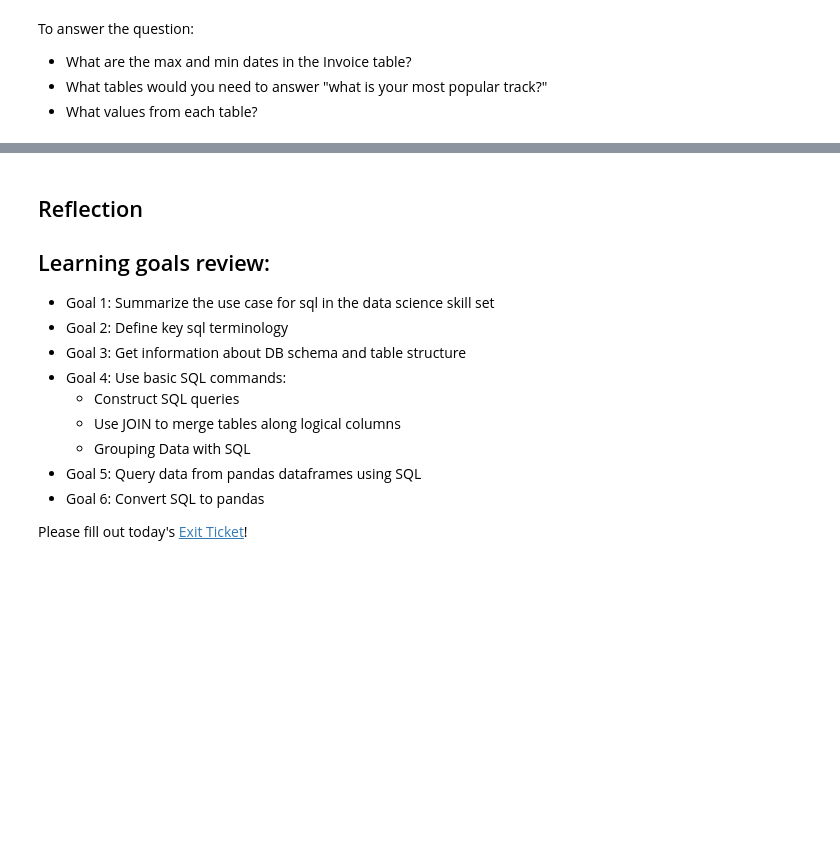
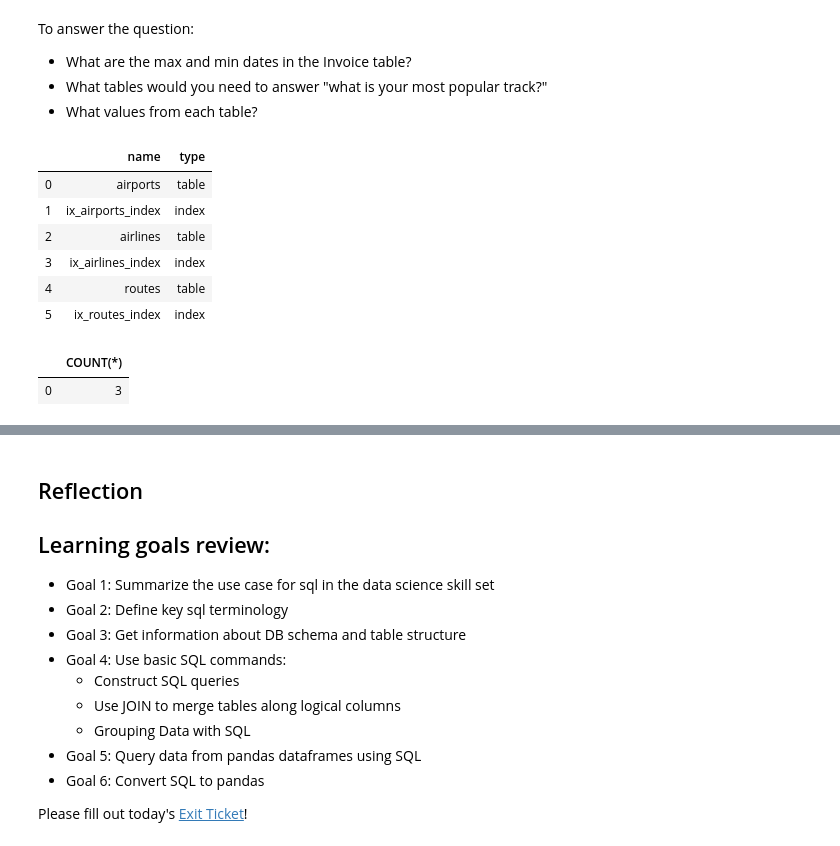
Before and after one commit to learn-co-students/dc-ds-111819, a Jupyter notebook: module-2/day-1-sql/sql-to-pandas_NL.ipynb, the cells around one changed output, grey strips where cells are left out. Saved outputs shown, nothing was run; the diff lists cells and outputs as text; code cells hidden in the pictures; blank space fills up the shorter version.

```diff
--- a/module-2/day-1-sql/sql-to-pandas_NL.ipynb
+++ b/module-2/day-1-sql/sql-to-pandas_NL.ipynb
@@ -471,6 +670,22 @@ To answer the question:<br>
 # %%
 conn = sqlite3.connect('data/Chinook_Sqlite.sqlite')
 cur = conn.cursor()
+# %%
+pd.read_sql("""SELECT name, type FROM sqlite_master;""", con)
+#print(*cursor.fetchall(), sep = "\n")
+# %% [output]
+|  | name | type |
+| 0 | airports | table |
+| 1 | ix_airports_index | index |
+| 2 | airlines | table |
+| 3 | ix_airlines_index | index |
+| 4 | routes | table |
+| 5 | ix_routes_index | index |
+# %%
+pd.read_sql("""SELECT COUNT(*) FROM sqlite_master WHERE type = 'table';""", con)
+# %% [output]
+|  | COUNT(*) |
+| 0 | 3 |
 # %%
 # How many tables are in the database?
 
```
Also changed, not shown: parts of 15 cells of this notebook, 1 other file.
